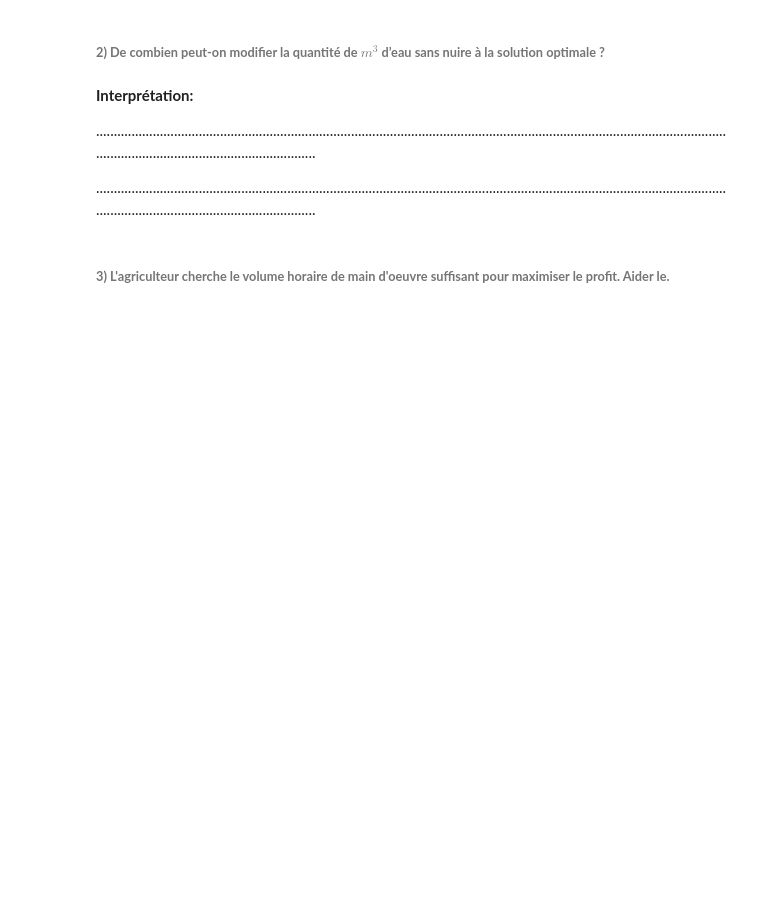
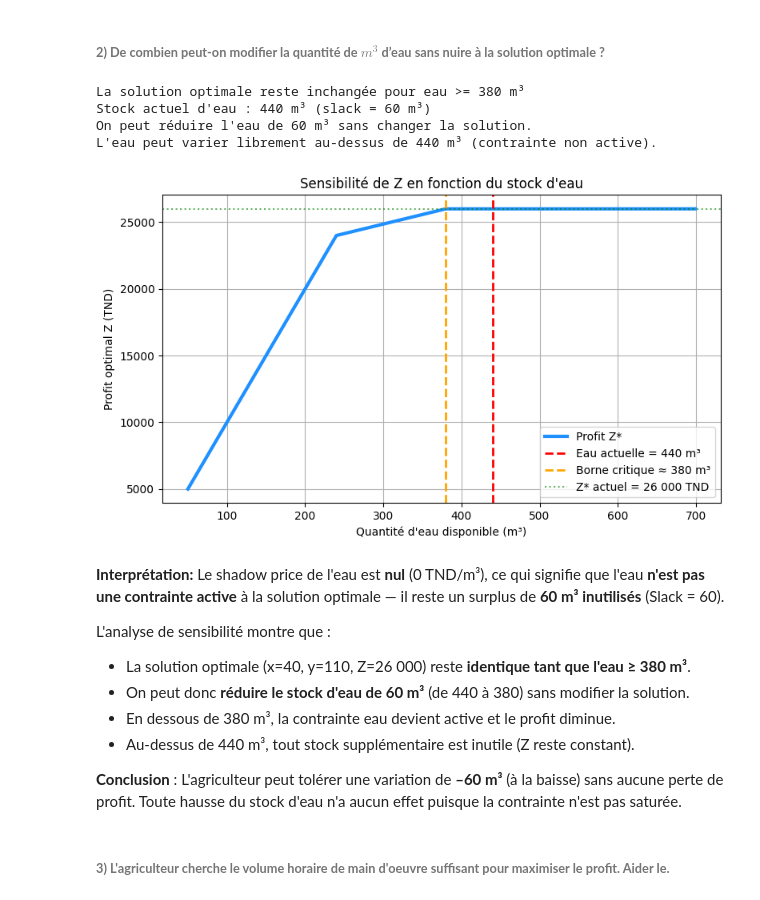
Before and after one commit to AhmedFekih/TP_PL, a Jupyter notebook: TP_Programmation_linéaire_sensibilité.ipynb, the cells around one changed output. Drawn from its saved outputs; the diff is of its cells as text; code cells hidden in the pictures; blank space fills up the shorter version.

```diff
--- a/TP_Programmation_linéaire_sensibilité.ipynb
+++ b/TP_Programmation_linéaire_sensibilité.ipynb
@@ -258,10 +303,56 @@ avec $x$ et $y$ représentent respectivement les surfaces à louer pour la cultu
 # %% [markdown]
 ###### **2) De combien peut-on modifier la quantité de $m^3$ d’eau sans nuire à la solution optimale ?**
+# %%
+# Analyse de sensibilité sur la quantité d'eau (contrainte 2)
+eau_vals = np.arange(50, 700, 1)
+Z_eau, x_eau, y_eau = [], [], []
+
+for eau in eau_vals:
+    b_test = b_agr.copy()
+    b_test[1] = eau
+    r = linprog(c_agr, A_ub=A_agr, b_ub=b_test, bounds=bounds_agr, method="highs")
+    if r.success:
+        Z_eau.append(-r.fun)
+        x_eau.append(r.x[0])
+        y_eau.append(r.x[1])
+    else:
+        Z_eau.append(np.nan); x_eau.append(np.nan); y_eau.append(np.nan)
+
+# La solution actuelle : x=40, y=110 — on cherche l'intervalle où elle reste identique
+Z_actuel = 26000
+eau_min = next(e for e, z in zip(eau_vals, Z_eau) if abs(z - Z_actuel) < 1)
+print(f"La solution optimale reste inchangée pour eau >= {eau_min} m³")
+print(f"Stock actuel d'eau : 440 m³ (slack = 60 m³)")
+print(f"On peut réduire l'eau de {440 - eau_min} m³ sans changer la solution.")
+print(f"L'eau peut varier librement au-dessus de 440 m³ (contrainte non active).")
+
+plt.figure(figsize=(9, 5))
+plt.plot(eau_vals, Z_eau, linewidth=3, color='dodgerblue', label='Profit Z*')
+plt.axvline(x=440, color='red', linestyle='--', linewidth=2, label='Eau actuelle = 440 m³')
+plt.axvline(x=380, color='orange', linestyle='--', linewidth=2, label='Borne critique ≈ 380 m³')
+plt.axhline(y=26000, color='green', linestyle=':', alpha=0.6, label='Z* actuel = 26 000 TND')
+plt.xlabel("Quantité d'eau disponible (m³)")
+plt.ylabel("Profit optimal Z (TND)")
+plt.title("Sensibilité de Z en fonction du stock d'eau")
+plt.legend()
+plt.grid(True)
+plt.show()
+# %% [output]
+La solution optimale reste inchangée pour eau >= 380 m³
+Stock actuel d'eau : 440 m³ (slack = 60 m³)
+On peut réduire l'eau de 60 m³ sans changer la solution.
+L'eau peut varier librement au-dessus de 440 m³ (contrainte non active).
+[figure, added]
 # %% [markdown]
 **Interprétation:**
+Le shadow price de l'eau est **nul** (0 TND/m³), ce qui signifie que l'eau **n'est pas une contrainte active** à la solution optimale — il reste un surplus de **60 m³ inutilisés** (Slack = 60).
 
-................................................................................................................................................................................................................................................
+L'analyse de sensibilité montre que :
+- La solution optimale (x=40, y=110, Z=26 000) reste **identique tant que l'eau ≥ 380 m³**.
+- On peut donc **réduire le stock d'eau de 60 m³** (de 440 à 380) sans modifier la solution.
+- En dessous de 380 m³, la contrainte eau devient active et le profit diminue.
+- Au-dessus de 440 m³, tout stock supplémentaire est inutile (Z reste constant).
 
-................................................................................................................................................................................................................................................
+ **Conclusion** : L'agriculteur peut tolérer une variation de **–60 m³** (à la baisse) sans aucune perte de profit. Toute hausse du stock d'eau n'a aucun effet puisque la contrainte n'est pas saturée.
 # %% [markdown]
 ###### **3) L'agriculteur cherche le volume horaire de main d'oeuvre suffisant pour maximiser le profit. Aider le.**
```
Also changed, not shown: parts of 9 cells of this notebook.
